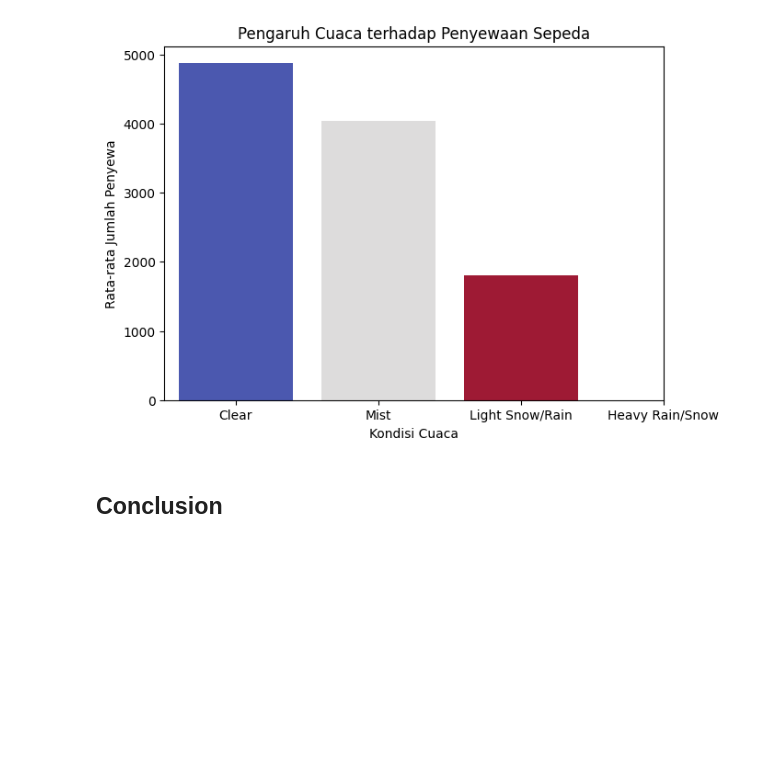
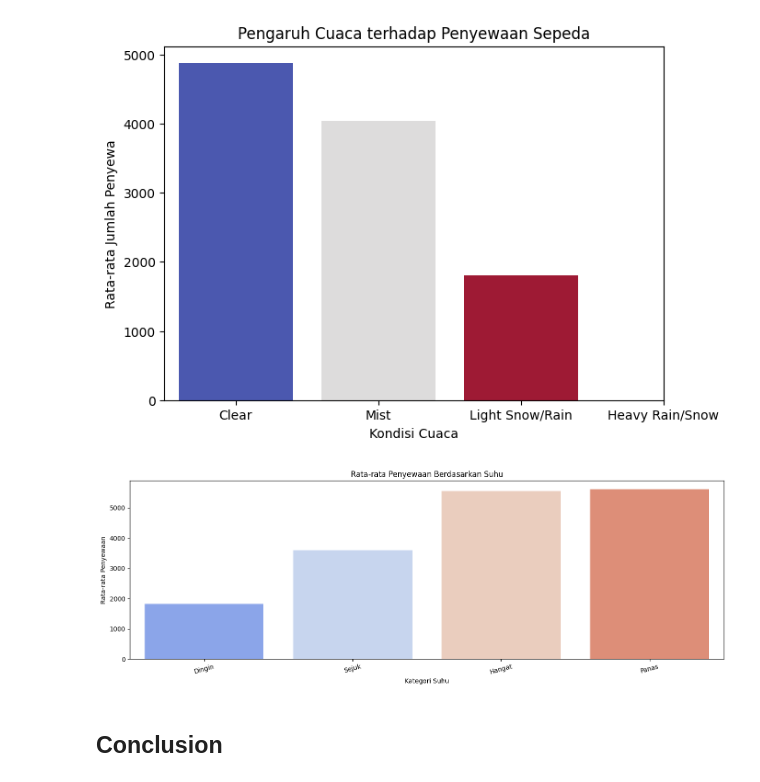
Before and after one commit to Ananisafitriana/LatihanDicoding, a Jupyter notebook: notebook.ipynb, the cells around one changed output. Saved outputs shown, nothing was run; the diff lists cells and outputs as text; code cells hidden in the pictures; blank space fills up the shorter version.

```diff
--- a/notebook.ipynb
+++ b/notebook.ipynb
@@ -474,6 +462,25 @@ plt.xlabel("Kondisi Cuaca")
 plt.show()
 # %% [output]
 [figure]
+# %%
+# Membuat kategori suhu (binning)
+num_bins = 4
+data["temp_category"] = pd.cut(
+    data["temp"] * 41, bins=num_bins, labels=["Dingin", "Sejuk", "Hangat", "Panas"], include_lowest=True
+)
+temp_rental_avg = data.groupby("temp_category", observed=False)["cnt"].mean().reset_index()
+fig, ax = plt.subplots(figsize=(14, 5))
+sns.barplot(x="temp_category", y="cnt", hue="temp_category", data=temp_rental_avg, palette="coolwarm", legend=False, ax=ax)
+
+ax.set_title("Rata-rata Penyewaan Berdasarkan Suhu")
+ax.set_xlabel("Kategori Suhu")
+ax.set_ylabel("Rata-rata Penyewaan")
+
+plt.xticks(rotation=15)
+plt.tight_layout()
+plt.show()
+# %% [output]
+[figure, added]
 # %% [markdown]
 ## Conclusion
 # %% [markdown]
```
Also changed, not shown: parts of 24 cells of this notebook, 1 other file.
